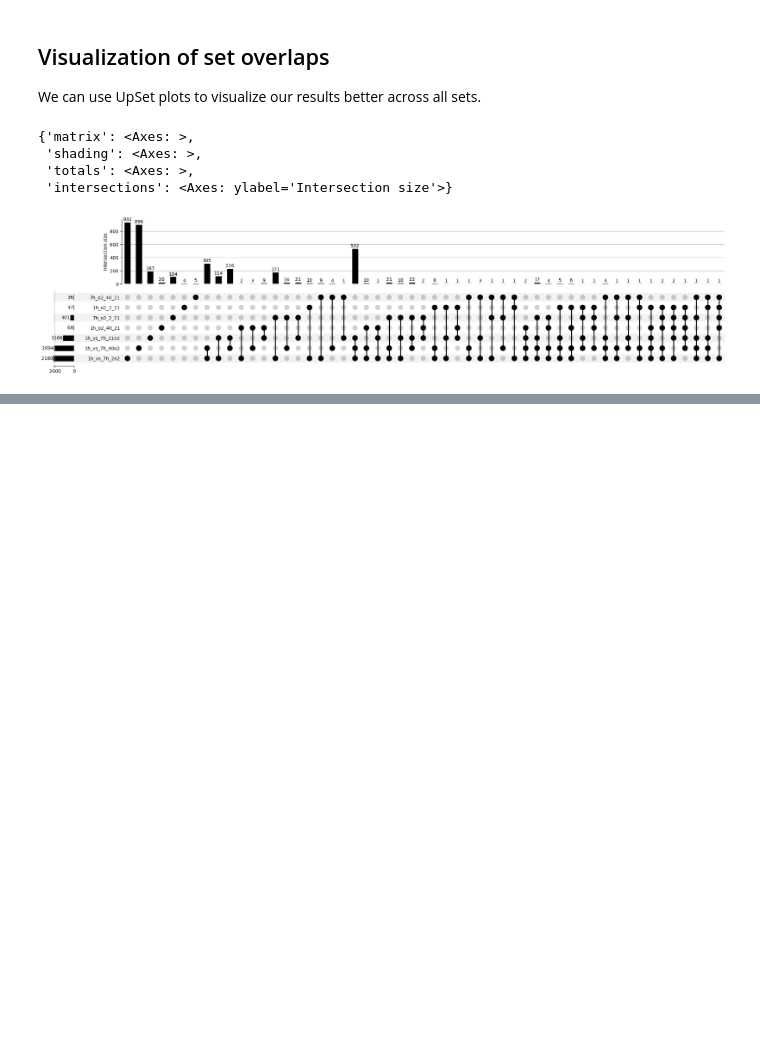
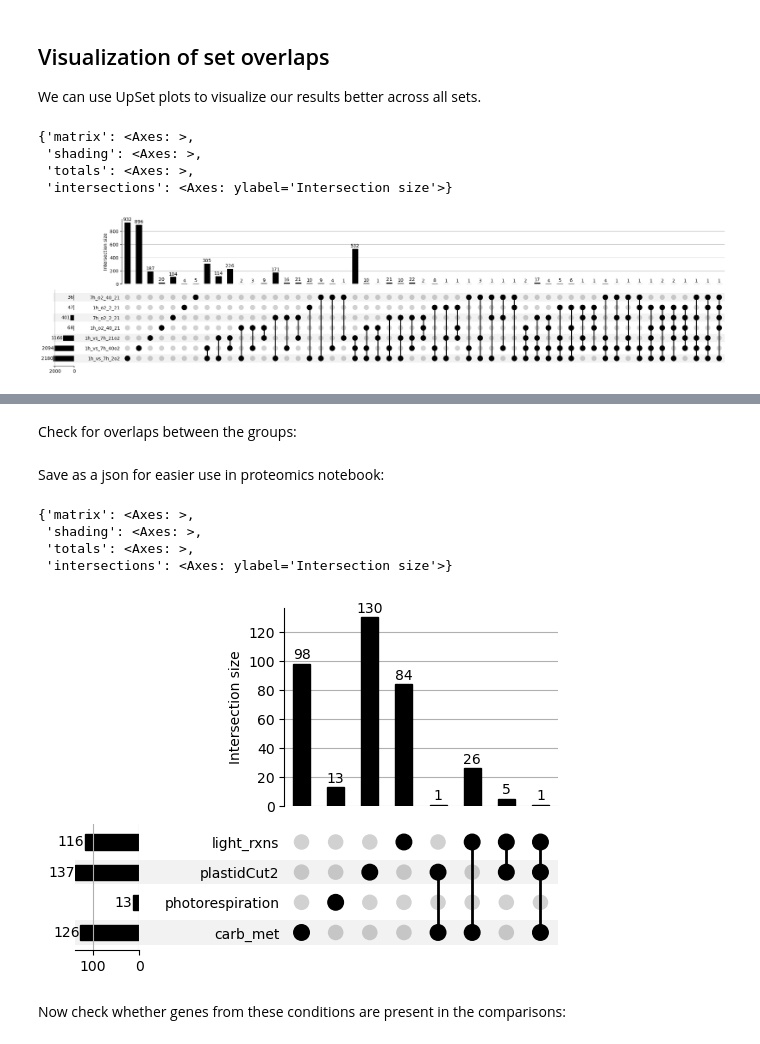
Before and after one commit to serenalotreck/photorespiration-omics, a Jupyter notebook: notebooks/transcriptomics_visualizations.ipynb, the cells around one changed output, grey strips where cells are left out. Cells and saved outputs as stored; diff of their text form; code cells hidden in the pictures; blank space fills up the shorter version.

```diff
--- a/notebooks/transcriptomics_visualizations.ipynb
+++ b/notebooks/transcriptomics_visualizations.ipynb
@@ -296,0 +233,3 @@ for comp, ax in zip(enrichments_to_plot, axs.flat):
+# %%
+light_rxn_dfs = pd.read_excel('../data/photosynthesis_genes/PLD3-7-e475-s003.xlsx', sheet_name=None, header=2)
+light_rxn_dfs.keys()
@@ -296,0 +238,4 @@ for comp, ax in zip(enrichments_to_plot, axs.flat):
+# %%
+light_rxn_dfs['ATP_synthase_DEG_DEseq2'].columns = light_rxn_dfs['ATP_synthase_DEG_DEseq2'].iloc[1]
+light_rxn_dfs['ATP_synthase_DEG_DEseq2'] = light_rxn_dfs['ATP_synthase_DEG_DEseq2'].drop([0,1])
+light_rxn_dfs['ATP_synthase_DEG_DEseq2']
@@ -296,0 +248,14 @@ for comp, ax in zip(enrichments_to_plot, axs.flat):
+# %%
+all_light_rxns = [df['gene'].tolist() for df in light_rxn_dfs.values()]
+all_light_rxns = [g for lst in all_light_rxns for g in lst]
+# %% [markdown]
+Check for overlaps between the groups:
+# %%
+genes_to_search = {
+    'carb_met': list(set(carb_met)),
+    'photorespiration': list(set(photorespiration)),
+    'plastidCut2': list(set(plastid_cut)),
+    'light_rxns': list(set(all_light_rxns))
+}
+# %% [markdown]
+Save as a json for easier use in proteomics notebook:
@@ -296,0 +265,12 @@ for comp, ax in zip(enrichments_to_plot, axs.flat):
+# %%
+warnings.filterwarnings('ignore')
+to_plot = from_contents(genes_to_search)
+plot(to_plot, show_counts=True, sort_categories_by='input')
+# %% [output]
+{'matrix': <Axes: >,
+ 'shading': <Axes: >,
+ 'totals': <Axes: >,
+ 'intersections': <Axes: ylabel='Intersection size'>}
+[figure, added]
+# %% [markdown]
+Now check whether genes from these conditions are present in the comparisons:
```
Also changed, not shown: parts of 29 cells of this notebook, 2 other files.
